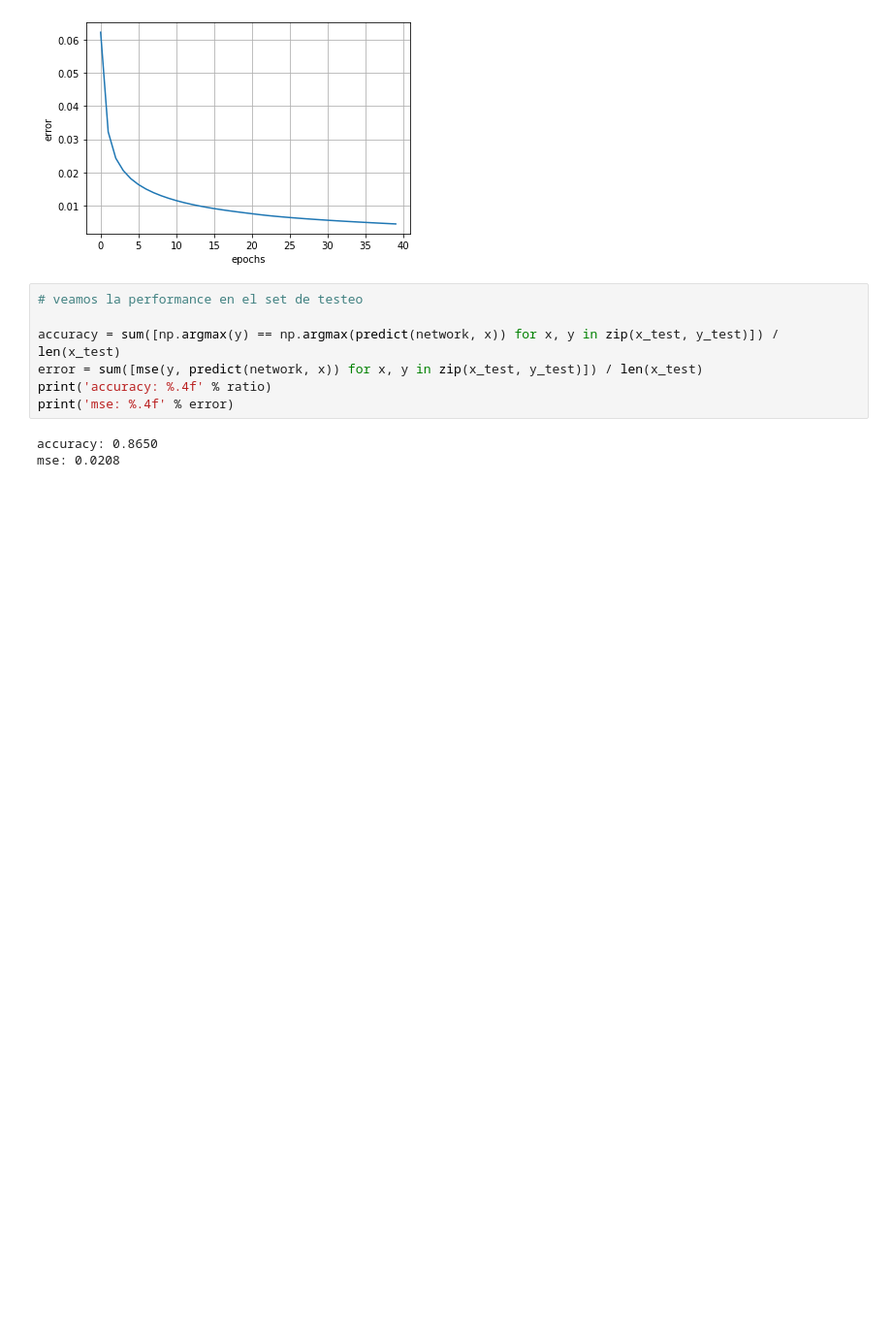
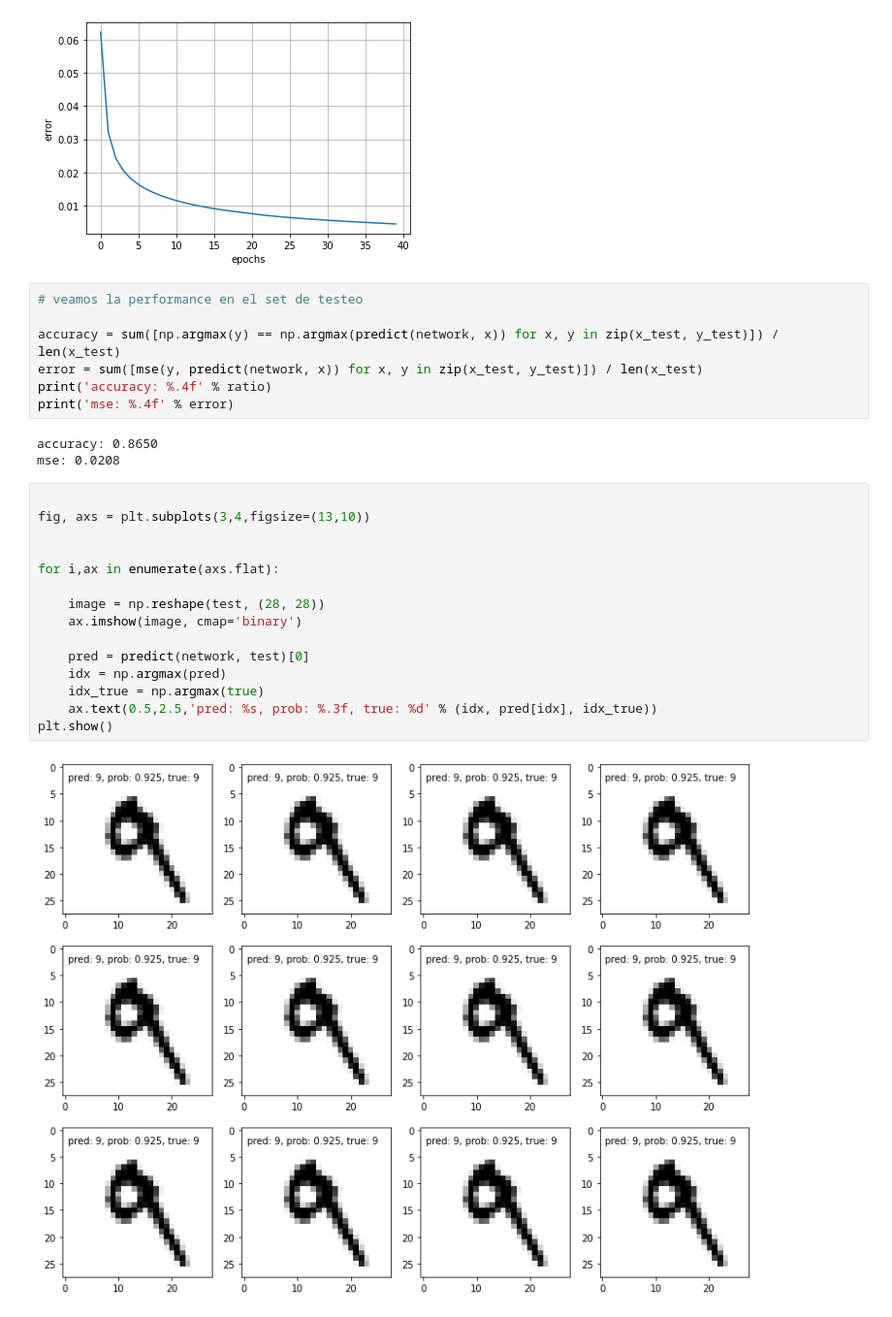
Before and after one commit to carabedo/introredes, a Jupyter notebook: intro_redes.ipynb, the cells around one changed output. Shown at 97% size. Drawn from its saved outputs; the diff is of its cells as text; blank space fills up the shorter version.

```diff
--- a/intro_redes.ipynb
+++ b/intro_redes.ipynb
@@ -396,4 +396,21 @@ print('mse: %.4f' % error)
 # %% [output]
 accuracy: 0.8650
 mse: 0.0208
+# %%
+
+fig, axs = plt.subplots(3,4,figsize=(13,10))
+
+
+for i,ax in enumerate(axs.flat):
+
+    image = np.reshape(test, (28, 28))
+    ax.imshow(image, cmap='binary')
+
+    pred = predict(network, test)[0]
+    idx = np.argmax(pred)
+    idx_true = np.argmax(true)
+    ax.text(0.5,2.5,'pred: %s, prob: %.3f, true: %d' % (idx, pred[idx], idx_true))
+plt.show()
+# %% [output]
+[figure, added]
 # %%
```
Also changed, not shown: parts of 9 cells of this notebook.
